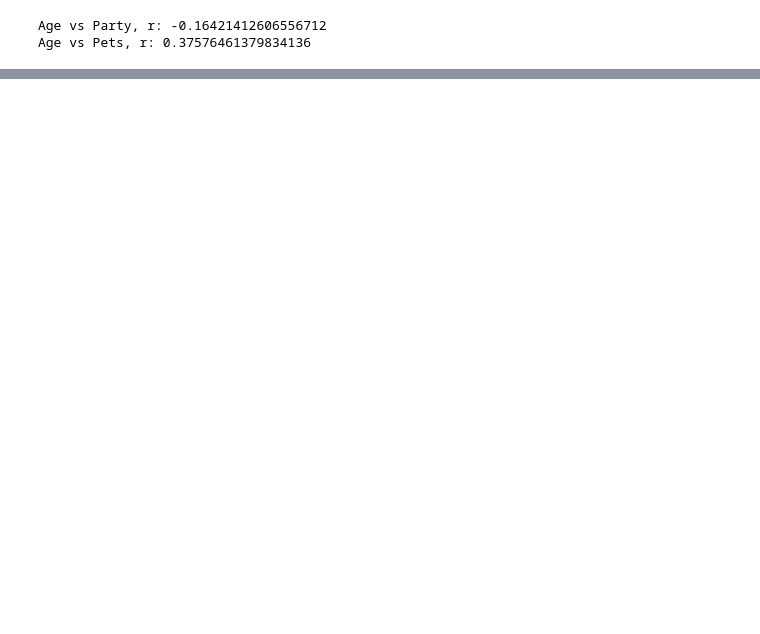
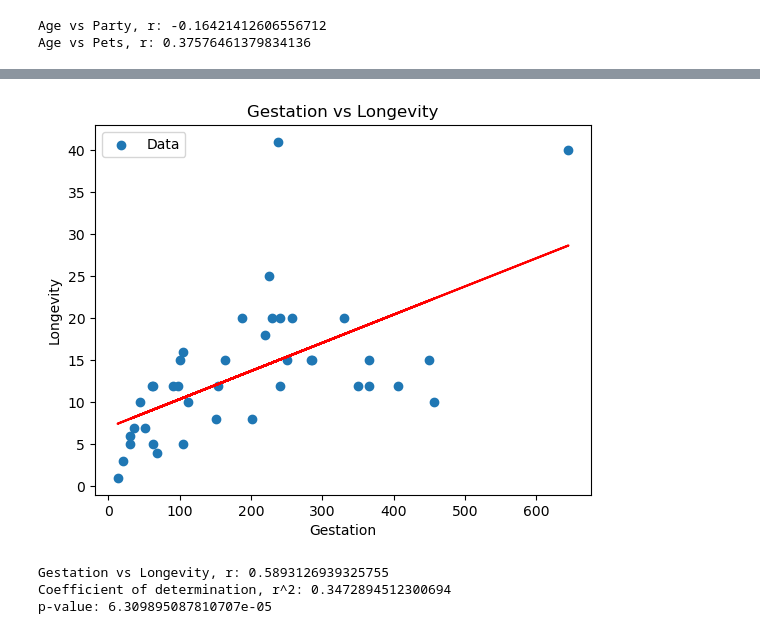
Before and after one commit to burmeisterryan3/Career-Change-Preparation, a Jupyter notebook: Udacity/Statistics/10. Correlation.ipynb, the cells around one changed output, grey strips where cells are left out. Cells and saved outputs as stored; diff of their text form; code cells hidden in the pictures; blank space fills up the shorter version.

```diff
--- a/Udacity/Statistics/10. Correlation.ipynb
+++ b/Udacity/Statistics/10. Correlation.ipynb
@@ -128,0 +217,19 @@ Computer $\rho$ for both sets of values.
+# %%
+df = pd.read_csv('./Data/Gestation-and-Longevity-Problem-Set-14.csv')
+plt.scatter(df['Gestation (days)'], df['Longevity (years)'])
+plt.plot(df['Gestation (days)'], np.poly1d(np.polyfit(df['Gestation (days)'], df['Longevity (years)'], 1))(df['Gestation (days)']), color='red')
+plt.xlabel('Gestation')
+plt.ylabel('Longevity')
+plt.title('Gestation vs Longevity')
+plt.legend(['Data'])
+plt.show()
+# %% [output]
+[figure, added]
+# %%
+print('Gestation vs Longevity, r:', stats.pearsonr(df['Gestation (days)'], df['Longevity (years)'])[0])
+print('Coefficient of determination, r^2:', stats.pearsonr(df['Gestation (days)'], df['Longevity (years)'])[0]**2)
+print('p-value:', stats.pearsonr(df['Gestation (days)'], df['Longevity (years)'])[1])
+# %% [output]
+Gestation vs Longevity, r: 0.5893126939325755
+Coefficient of determination, r^2: 0.3472894512300694
+p-value: 6.309895087810707e-05
```
Also changed, not shown: parts of 14 cells of this notebook, 1 other file.
